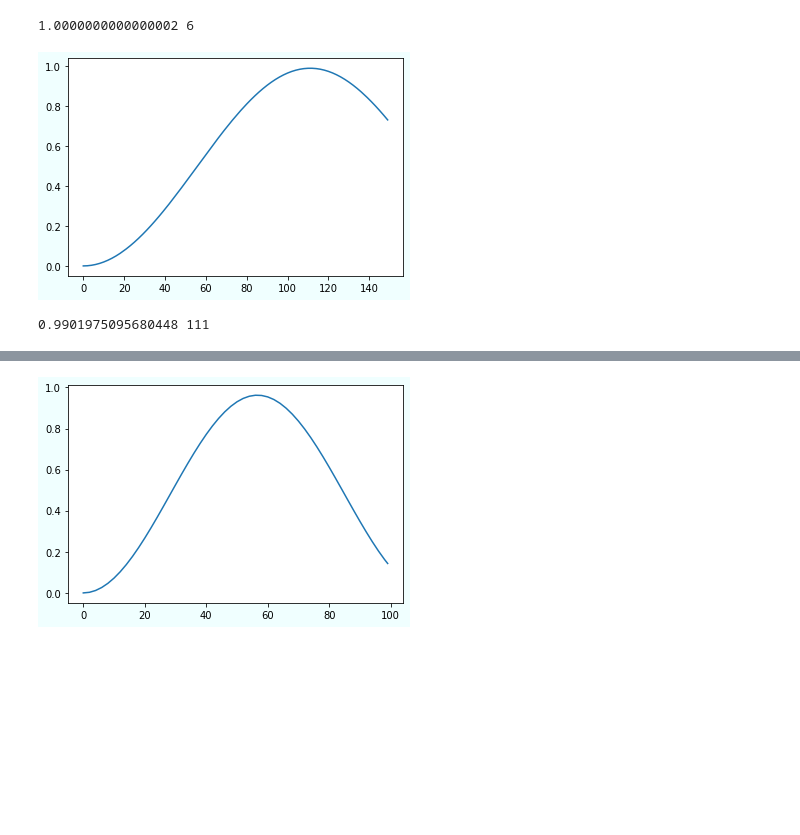
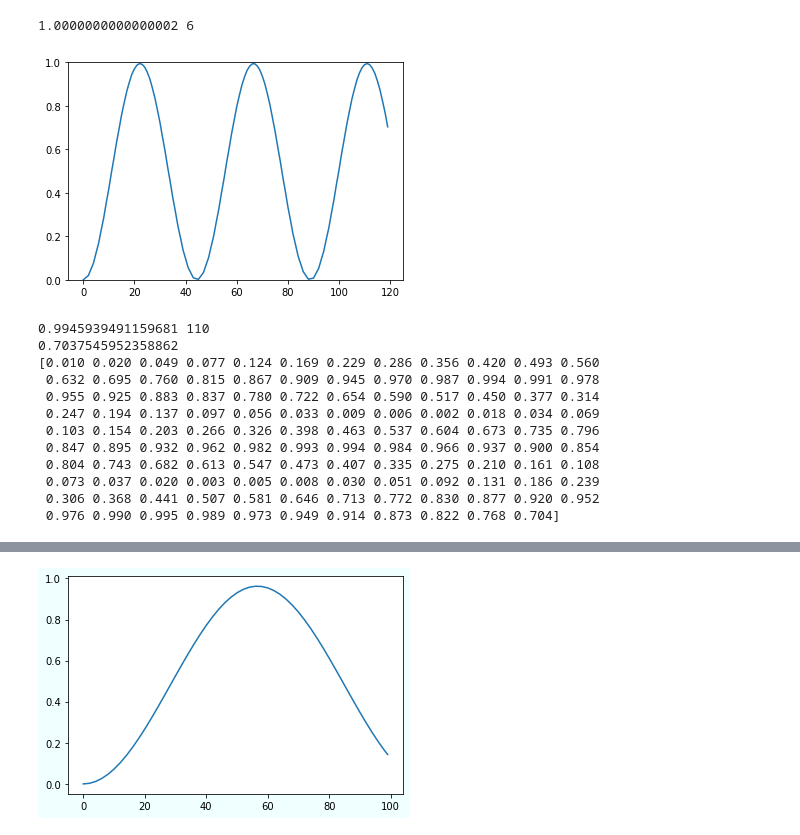
Before and after one commit to Tshou1219/qba, a Jupyter notebook: main.ipynb, the cells around one changed output, grey strips where cells are left out. Drawn from its saved outputs; the diff is of its cells as text; code cells hidden in the pictures; blank space fills up the shorter version.

```diff
--- a/main.ipynb
+++ b/main.ipynb
@@ -229,38 +229,51 @@ from qba import QBA
 import numpy as np
 
 ## 刺した場所の重みを反転させる
 PATH=[]
 num_of_v=100
 add_v=num_of_v-1
+# add_v=0
 prob_vertex=[num_of_v-1]
 num_pin=1
-qba=QBA().build_comp_graph(num_of_v,PATH)
-#qba=QBA().build_wheel_graph(num_of_v,PATH)
+# qba=QBA().build_comp_graph(num_of_v,PATH)
+# qba=QBA().build_star_graph(num_of_v,PATH)
+qba=QBA().build_wheel_graph(num_of_v,PATH)
 # qba=QBA().build_path_graph(num_of_v,PATH)
 # qba=QBA().build_circuit_graph(num_of_v,PATH)
 for _ in range(num_pin):
     qba.deg=np.append(qba.deg,1)
 qba.deg[add_v]+=num_pin
 #print(qba.deg)
 qba.arcs.extend([(add_v, num_of_v+a) for a in range(num_pin)])
 qba.arcs.extend([(num_of_v+a,add_v) for a in range(num_pin)])
 qba.weights = np.zeros(len(qba.arcs))
 # print(qba.arcs)
 # qba.arc_plot()
 for i in range(len(qba.arcs)-num_pin*2):
     qba.weights[i]=1.
 # qba.arc_plot()
 
 # qba.non_flow_grover(140,prob_vertex,num_pin,True)
 # qba.plot_origin_prob()
 
 prob_arcs=[(add_v, num_of_v+a) for a in range(num_pin) ] + [(num_of_v+a, add_v) for a in range(num_pin) ]
 # prob_arcs=[(num_of_v+a, add_v) for a in range(num_pin) ]
-qba.non_flow_grover_arcs(150,prob_arcs,num_pin,True)
+qba.non_flow_grover_arcs(120,prob_arcs,num_pin,True)
 qba.plot_origin_prob()
 # %% [output]
-[figure, old version]
+[figure, new version]
-0.9901975095680448 111
+0.9945939491159681 110
+0.7037545952358862
+[0.010 0.020 0.049 0.077 0.124 0.169 0.229 0.286 0.356 0.420 0.493 0.560
+ 0.632 0.695 0.760 0.815 0.867 0.909 0.945 0.970 0.987 0.994 0.991 0.978
+ 0.955 0.925 0.883 0.837 0.780 0.722 0.654 0.590 0.517 0.450 0.377 0.314
+ 0.247 0.194 0.137 0.097 0.056 0.033 0.009 0.006 0.002 0.018 0.034 0.069
+ 0.103 0.154 0.203 0.266 0.326 0.398 0.463 0.537 0.604 0.673 0.735 0.796
+ 0.847 0.895 0.932 0.962 0.982 0.993 0.994 0.984 0.966 0.937 0.900 0.854
+ 0.804 0.743 0.682 0.613 0.547 0.473 0.407 0.335 0.275 0.210 0.161 0.108
+ 0.073 0.037 0.020 0.003 0.005 0.008 0.030 0.051 0.092 0.131 0.186 0.239
+ 0.306 0.368 0.441 0.507 0.581 0.646 0.713 0.772 0.830 0.877 0.920 0.952
+ 0.976 0.990 0.995 0.989 0.973 0.949 0.914 0.873 0.822 0.768 0.704]
 # %%
 from qba import QBA
 import numpy as np
```
Also changed, not shown: parts of 19 cells of this notebook, 1 other file.
